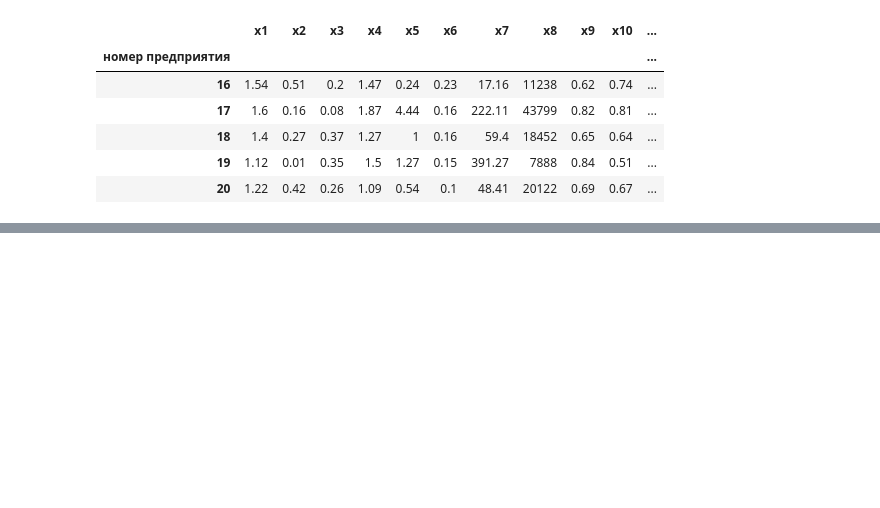
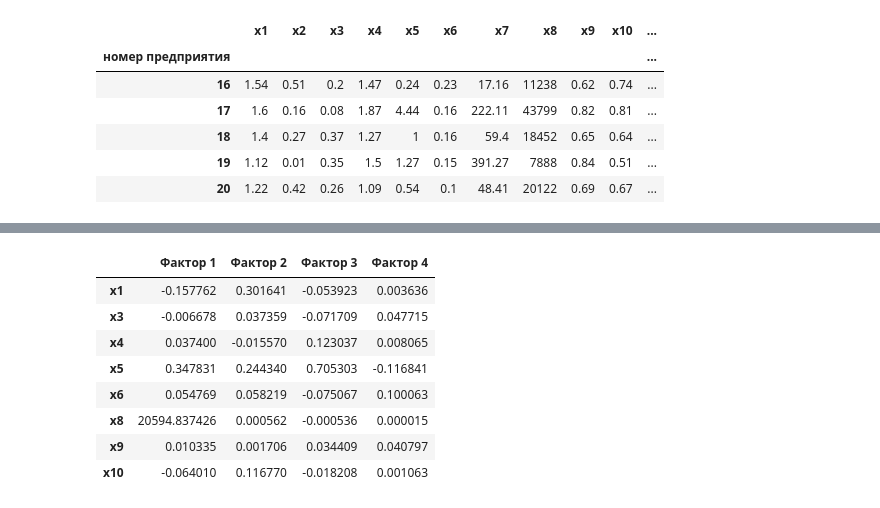
Before and after one commit to KrasArma/mathematical-statistics, a Jupyter notebook: 4---factor-analysis/laba4.ipynb, the cells around one changed output, grey strips where cells are left out. Saved outputs shown, nothing was run; the diff lists cells and outputs as text; code cells hidden in the pictures; blank space fills up the shorter version.

```diff
--- a/4---factor-analysis/laba4.ipynb
+++ b/4---factor-analysis/laba4.ipynb
@@ -38,0 +66,18 @@ data.tail()
+# %%
+selected_columns = ['х1', 'х3', 'х4', 'х5', 'х6', 'х8', 'х9', 'х10']
+data_selected = data[selected_columns]
+fa = FactorAnalysis(n_components=4)
+fa.fit(data_selected)
+loadings = fa.components_.T
+loadings_df = pd.DataFrame(loadings, columns=[f'Фактор {i+1}' for i in range(loadings.shape[1])], index=selected_columns)
+loadings_df
+# %% [output]
+|  | Фактор 1 | Фактор 2 | Фактор 3 | Фактор 4 |
+| х1 | -0.157762 | 0.301641 | -0.053923 | 0.003636 |
+| х3 | -0.006678 | 0.037359 | -0.071709 | 0.047715 |
+| х4 | 0.037400 | -0.015570 | 0.123037 | 0.008065 |
+| х5 | 0.347831 | 0.244340 | 0.705303 | -0.116841 |
+| х6 | 0.054769 | 0.058219 | -0.075067 | 0.100063 |
+| х8 | 20594.837426 | 0.000562 | -0.000536 | 0.000015 |
+| х9 | 0.010335 | 0.001706 | 0.034409 | 0.040797 |
+| х10 | -0.064010 | 0.116770 | -0.018208 | 0.001063 |
```
Also changed, not shown: parts of 9 cells of this notebook.
